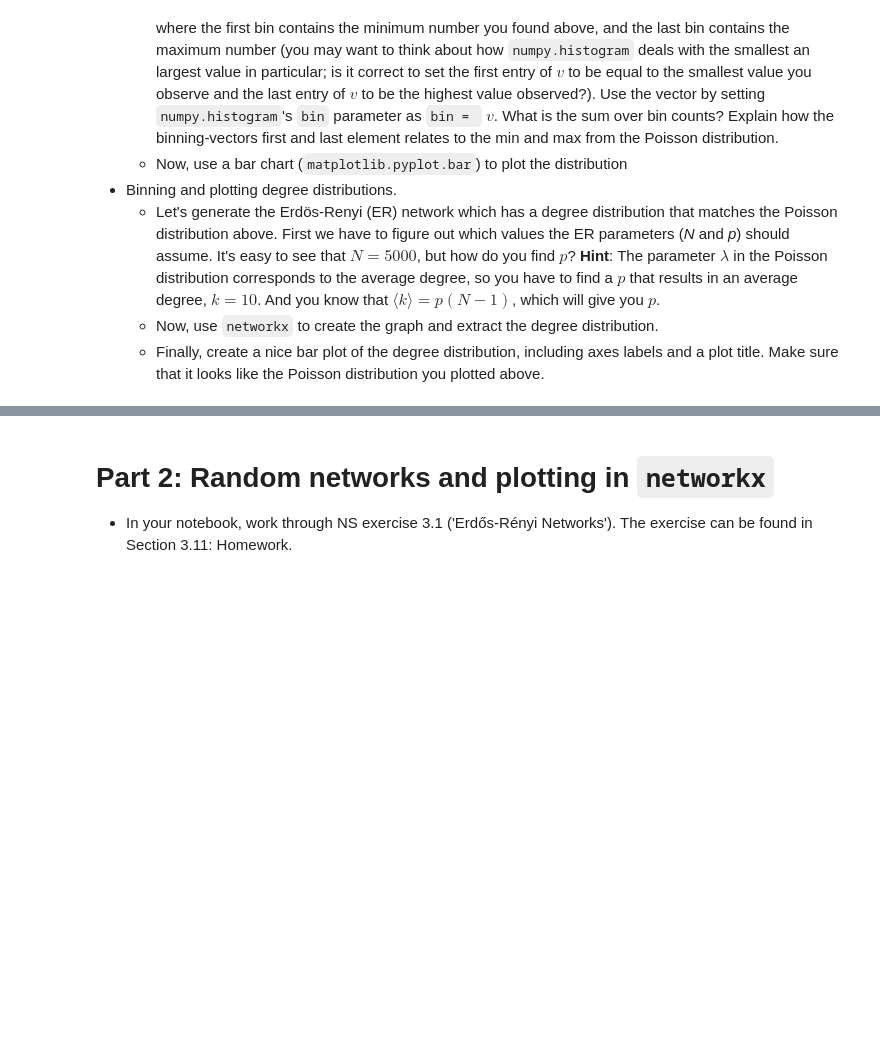
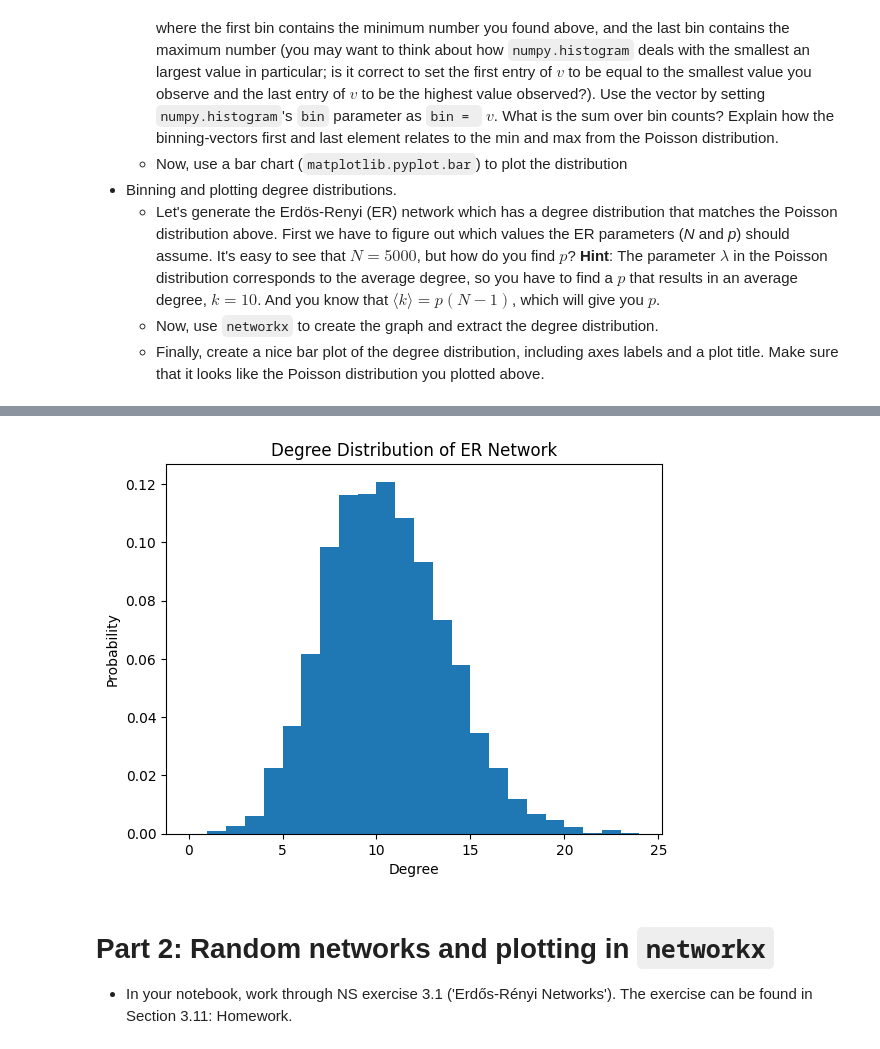
Before and after one commit to s185231/02805_SocialGraphs, a Jupyter notebook: Assignment1.ipynb, the cells around one changed output, grey strips where cells are left out. Drawn from its saved outputs; the diff is of its cells as text; code cells hidden in the pictures; blank space fills up the shorter version.

```diff
--- a/Assignment1.ipynb
+++ b/Assignment1.ipynb
@@ -38,3 +159,28 @@ First we have to figure out which values the ER parameters (_N_ and _p_) should
+# %%
+
+import networkx as nx
+import numpy as np
+import matplotlib.pyplot as plt
+
+N = 5000
+p = 0.002
+
+# Create graph
+G1 = nx.erdos_renyi_graph(N, p)
+
+# Get degree distribution
+degree_sequence = [d for n, d in G1.degree()]
+
+# Plot the degree distribution
+hist, edges = np.histogram(degree_sequence, bins=range(max(degree_sequence) + 2), density=True)
+
+plt.bar(edges[:-1], hist, width=1.0, align='edge')
+plt.xlabel('Degree')
+plt.ylabel('Probability')
+plt.title('Degree Distribution of ER Network')
+plt.show()
+# %% [output]
+[figure, added]
 # %% [markdown]
 # Part 2: Random networks and plotting in `networkx`
 
```
Also changed, not shown: parts of 25 cells of this notebook.
